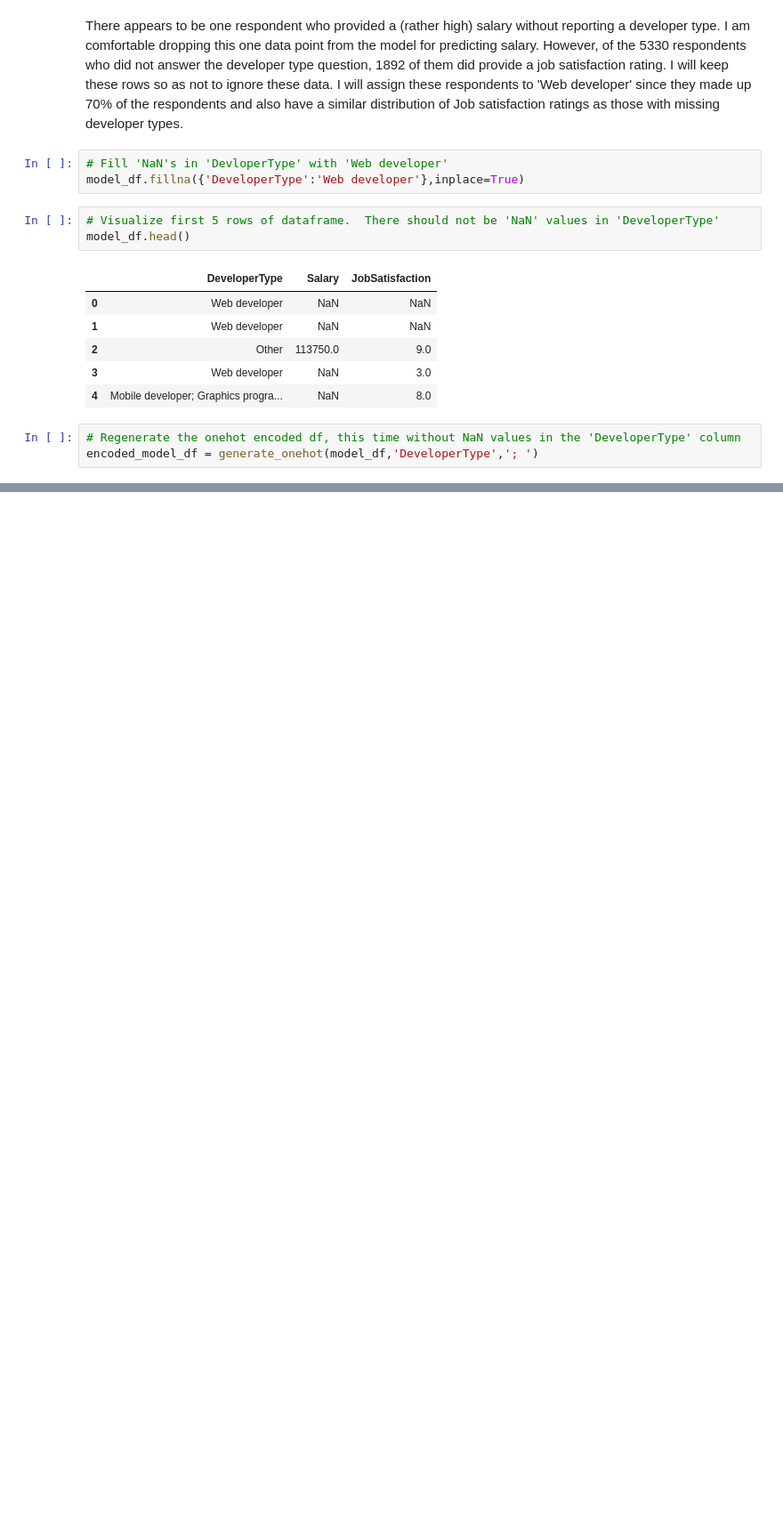
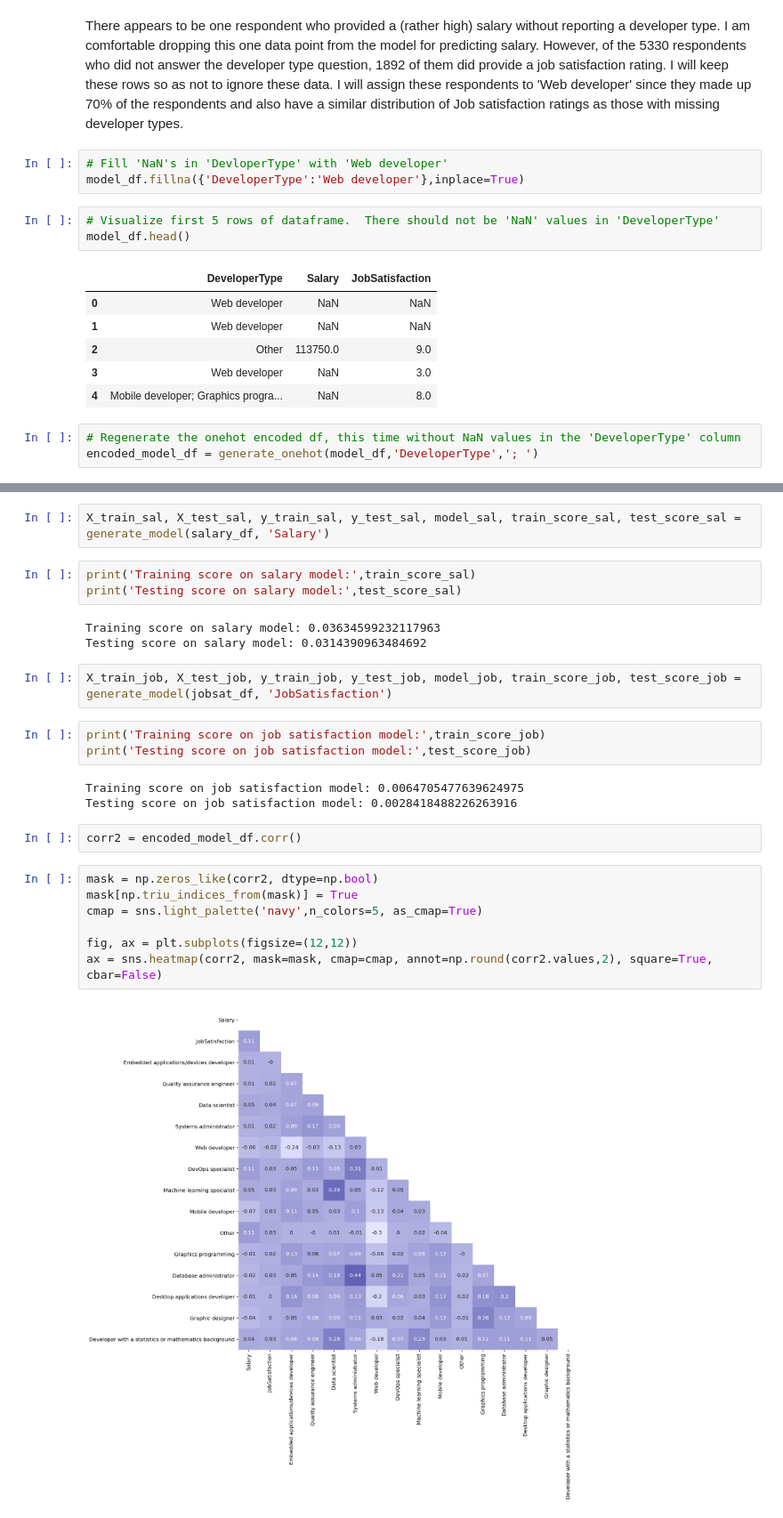
Before and after one commit to blowe615/stackoverflow_survey, a Jupyter notebook: Investigating How Data Scientists Answered the Stack Overflow Survey.ipynb, the cells around one changed output, grey strips where cells are left out. Shown at 89% size. Saved outputs shown, nothing was run; the diff lists cells and outputs as text; blank space fills up the shorter version.

```diff
--- a/Investigating How Data Scientists Answered the Stack Overflow Survey.ipynb
+++ b/Investigating How Data Scientists Answered the Stack Overflow Survey.ipynb
@@ -458,0 +506,27 @@ encoded_model_df = generate_onehot(model_df,'DeveloperType','; ')
+# %%
+X_train_sal, X_test_sal, y_train_sal, y_test_sal, model_sal, train_score_sal, test_score_sal = generate_model(salary_df, 'Salary')
+# %%
+print('Training score on salary model:',train_score_sal)
+print('Testing score on salary model:',test_score_sal)
+# %% [output]
+Training score on salary model: 0.03634599232117963
+Testing score on salary model: 0.0314390963484692
+# %%
+X_train_job, X_test_job, y_train_job, y_test_job, model_job, train_score_job, test_score_job = generate_model(jobsat_df, 'JobSatisfaction')
+# %%
+print('Training score on job satisfaction model:',train_score_job)
+print('Testing score on job satisfaction model:',test_score_job)
+# %% [output]
+Training score on job satisfaction model: 0.0064705477639624975
+Testing score on job satisfaction model: 0.0028418488226263916
+# %%
+corr2 = encoded_model_df.corr()
+# %%
+mask = np.zeros_like(corr2, dtype=np.bool)
+mask[np.triu_indices_from(mask)] = True
+cmap = sns.light_palette('navy',n_colors=5, as_cmap=True)
+
+fig, ax = plt.subplots(figsize=(12,12))
+ax = sns.heatmap(corr2, mask=mask, cmap=cmap, annot=np.round(corr2.values,2), square=True, cbar=False)
+# %% [output]
+[figure, added]
```
Also changed, not shown: parts of 4 cells of this notebook.
